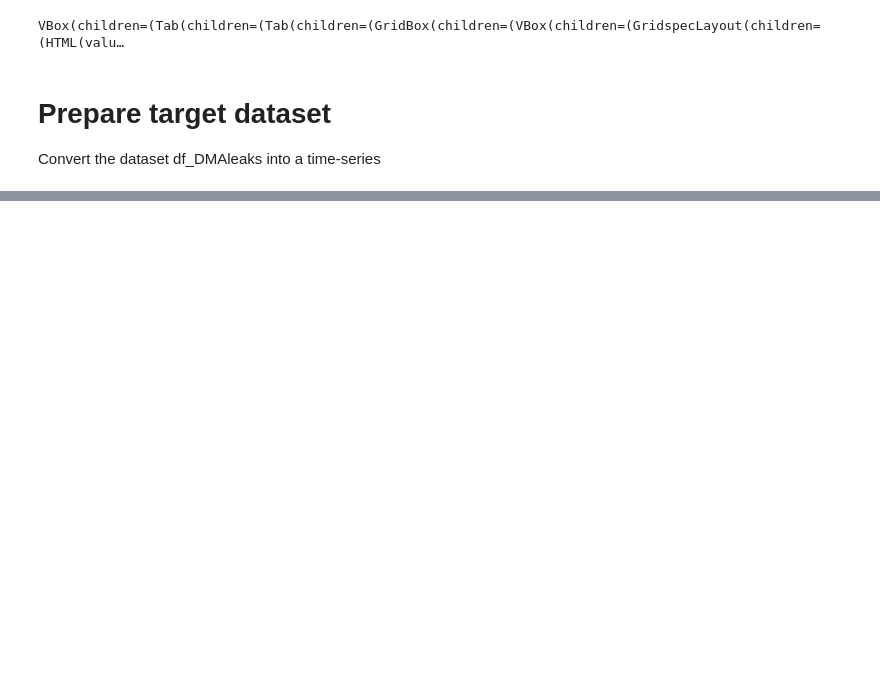
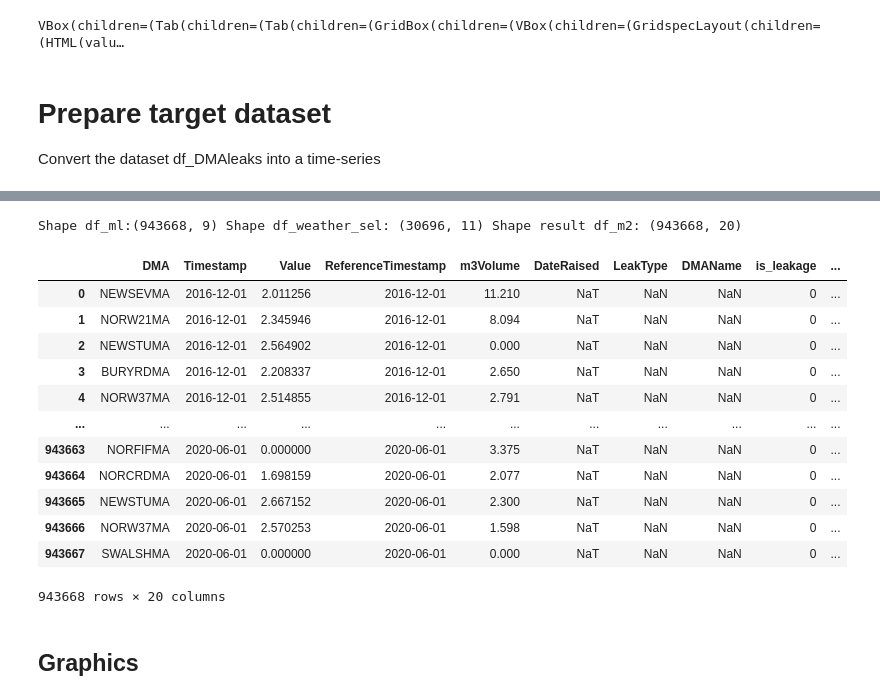
Before and after one commit to StorWater/StorWater_POC, a Jupyter notebook: notebooks/02-jsg-AW_data_exploration.ipynb, the cells around one changed output, grey strips where cells are left out. Drawn from its saved outputs; the diff is of its cells as text; code cells hidden in the pictures; blank space fills up the shorter version.

```diff
--- a/notebooks/02-jsg-AW_data_exploration.ipynb
+++ b/notebooks/02-jsg-AW_data_exploration.ipynb
@@ -134,5 +155,3 @@ df_m = pd.merge(df_p, df_inf, left_on=['DMA','Timestamp'], right_on=['DMA','Refe
-# %%
-df_m['Timestamp'] = pd.to_datetime(df_m.Timestamp)
 # %%
 ProfileReport(df_m, title="Pandas Profiling Report",progress_bar=False).to_widgets()
 # %% [output]
@@ -143,0 +190,10 @@ Convert the dataset df_DMAleaks into a time-series
+# %%
+# MErged dataset with leaks
+# IMPORTANT: tolerance is set to 15 minutes, on the nearest. We select the 2 closes timestamps.
+df_ml = pd.merge_asof(df_m.sort_values('Timestamp'),
+                      df_DMAleaks.sort_values('DateRaised'),
+                      left_by='DMA', right_by='DMAName',
+                      left_on ="Timestamp", right_on="DateRaised",
+                     tolerance = pd.Timedelta('15min'),
+                     direction='nearest')
+df_ml
@@ -143,0 +214,3 @@ Convert the dataset df_DMAleaks into a time-series
+# %%
+df_ml['is_leakage'] = np.where(~df_ml.DateRaised.isna(),1,0)
+df_ml[df_ml['is_leakage'] == 1]
@@ -143,0 +257,34 @@ Convert the dataset df_DMAleaks into a time-series
+# %%
+df_weather_sel = df_weather[['date_time', 'maxtempC', 'mintempC', 'totalSnow_cm',
+                                 'sunHour','uvIndex', 'DewPointC', 'humidity',
+                                 'precipMM', 'pressure','tempC']]
+
+# Let's roudn the timestamps to the closets hour and then to the classical merge?
+df_m2 = pd.merge_asof(df_ml,
+                      df_weather_sel,
+                      left_on='Timestamp',
+                      right_on='date_time',
+                      direction='nearest',
+                      tolerance=pd.Timedelta('59min')
+                     )
+print(f"Shape df_ml:{df_ml.shape} Shape df_weather_sel: {df_weather_sel.shape} Shape result df_m2: {df_m2.shape}")
+assert df_ml.shape[0] == df_m2.shape[0], "Something went wrong with the shapes, not 1 to 1 merge"
+
+df_m2
+# %% [output]
+Shape df_ml:(943668, 9) Shape df_weather_sel: (30696, 11) Shape result df_m2: (943668, 20)
+|  | DMA | Timestamp | Value | ReferenceTimestamp | m3Volume | DateRaised | LeakType | DMAName | is_leakage | ... |
+| 0 | NEWSEVMA | 2016-12-01 | 2.011256 | 2016-12-01 | 11.210 | NaT | NaN | NaN | 0 | ... |
+| 1 | NORW21MA | 2016-12-01 | 2.345946 | 2016-12-01 | 8.094 | NaT | NaN | NaN | 0 | ... |
+| 2 | NEWSTUMA | 2016-12-01 | 2.564902 | 2016-12-01 | 0.000 | NaT | NaN | NaN | 0 | ... |
+| 3 | BURYRDMA | 2016-12-01 | 2.208337 | 2016-12-01 | 2.650 | NaT | NaN | NaN | 0 | ... |
+| 4 | NORW37MA | 2016-12-01 | 2.514855 | 2016-12-01 | 2.791 | NaT | NaN | NaN | 0 | ... |
+| ... | ... | ... | ... | ... | ... | ... | ... | ... | ... | ... |
+| 943663 | NORFIFMA | 2020-06-01 | 0.000000 | 2020-06-01 | 3.375 | NaT | NaN | NaN | 0 | ... |
+| 943664 | NORCRDMA | 2020-06-01 | 1.698159 | 2020-06-01 | 2.077 | NaT | NaN | NaN | 0 | ... |
+| 943665 | NEWSTUMA | 2020-06-01 | 2.667152 | 2020-06-01 | 2.300 | NaT | NaN | NaN | 0 | ... |
+| 943666 | NORW37MA | 2020-06-01 | 2.570253 | 2020-06-01 | 1.598 | NaT | NaN | NaN | 0 | ... |
+| 943667 | SWALSHMA | 2020-06-01 | 0.000000 | 2020-06-01 | 0.000 | NaT | NaN | NaN | 0 | ... |
+943668 rows × 20 columns
+# %% [markdown]
+## Graphics
```
Also changed, not shown: parts of 13 cells of this notebook.
